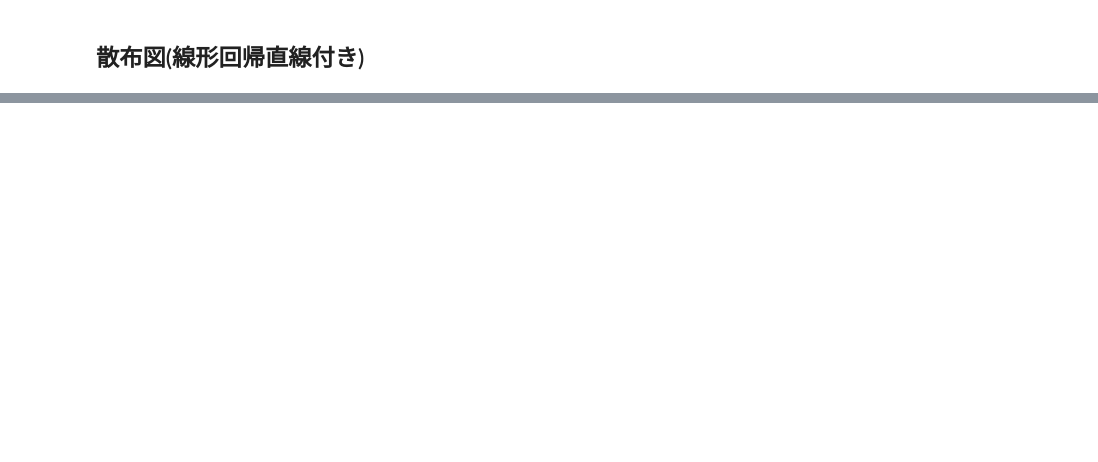
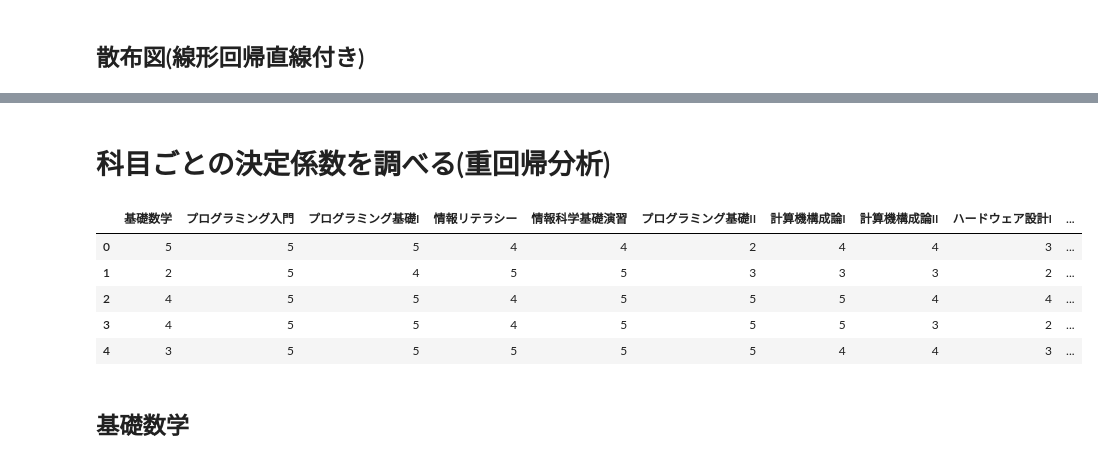
Before and after one commit to ltpdo/GradeDistribution, a Jupyter notebook: 成績原簿の仕分け.ipynb, the cells around one changed output, grey strips where cells are left out. Saved outputs shown, nothing was run; the diff lists cells and outputs as text; code cells hidden in the pictures; blank space fills up the shorter version.

```diff
--- a/成績原簿の仕分け.ipynb
+++ b/成績原簿の仕分け.ipynb
@@ -461,0 +636,14 @@ plt.grid(True)
+# %% [markdown]
+# 科目ごとの決定係数を調べる(重回帰分析)
+# %%
+gradeData_label = gradeData_label.drop("StudentID", axis = 1)
+gradeData_label.head()
+# %% [output]
+|  | 基礎数学 | プログラミング入門 | プログラミング基礎I | 情報リテラシー | 情報科学基礎演習 | プログラミング基礎II | 計算機構成論I | 計算機構成論II | ハードウェア設計I | ... |
+| 0 | 5 | 5 | 5 | 4 | 4 | 2 | 4 | 4 | 3 | ... |
+| 1 | 2 | 5 | 4 | 5 | 5 | 3 | 3 | 3 | 2 | ... |
+| 2 | 4 | 5 | 5 | 4 | 5 | 5 | 5 | 4 | 4 | ... |
+| 3 | 4 | 5 | 5 | 4 | 5 | 5 | 5 | 3 | 2 | ... |
+| 4 | 3 | 5 | 5 | 5 | 5 | 5 | 4 | 4 | 3 | ... |
+# %% [markdown]
+## 基礎数学
```
Also changed, not shown: parts of 45 cells of this notebook.
